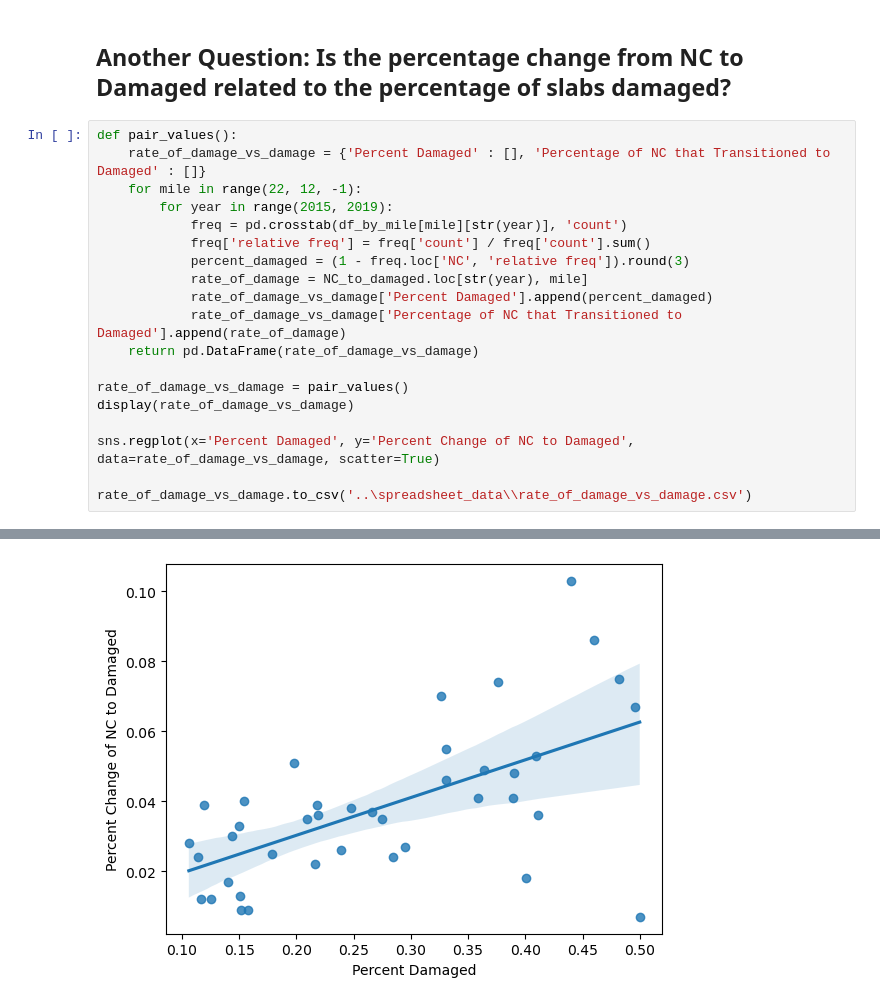
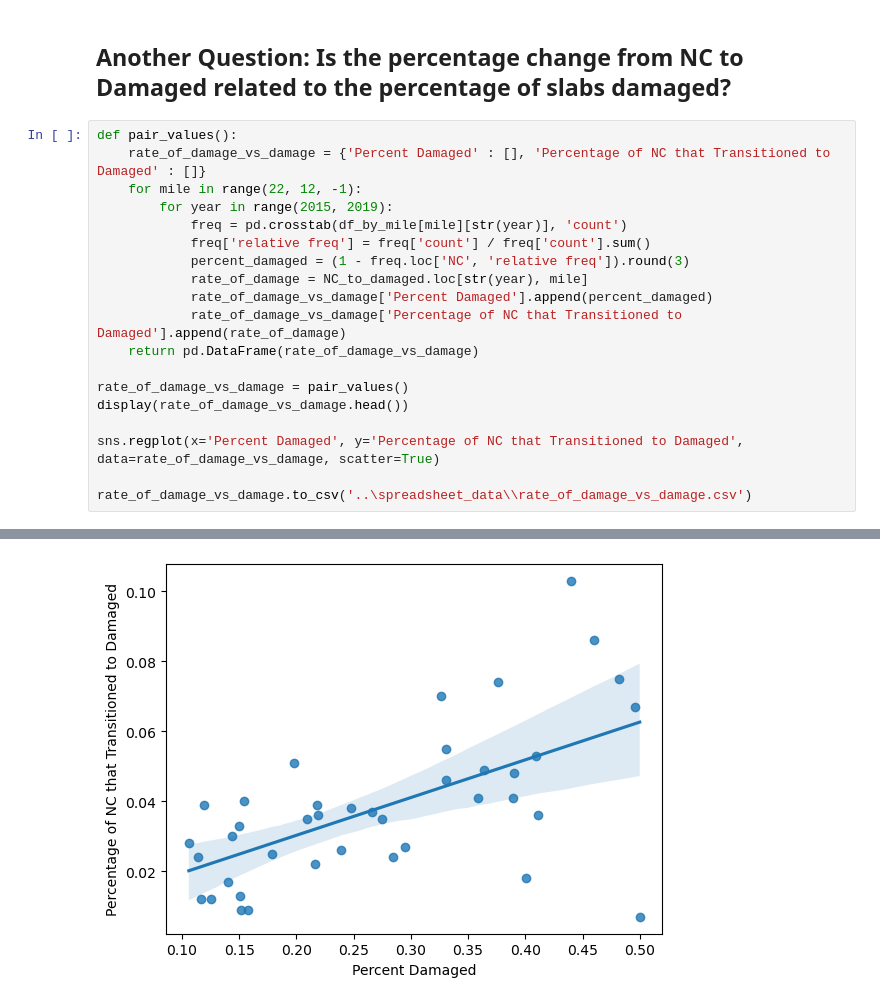
Before and after one commit to jadenl99/Pavement-Forecasting, a Jupyter notebook: src/correlation.ipynb, the cells around one changed output, grey strips where cells are left out. Cells and saved outputs as stored; diff of their text form.

```diff
--- a/src/correlation.ipynb
+++ b/src/correlation.ipynb
@@ -113,9 +123,9 @@ def pair_values():
     return pd.DataFrame(rate_of_damage_vs_damage)
 
 rate_of_damage_vs_damage = pair_values()
-display(rate_of_damage_vs_damage)
+display(rate_of_damage_vs_damage.head())
 
-sns.regplot(x='Percent Damaged', y='Percent Change of NC to Damaged', data=rate_of_damage_vs_damage, scatter=True)
+sns.regplot(x='Percent Damaged', y='Percentage of NC that Transitioned to Damaged', data=rate_of_damage_vs_damage, scatter=True)
 
 rate_of_damage_vs_damage.to_csv('..\spreadsheet_data\\rate_of_damage_vs_damage.csv')
 # %% [output]
@@ -139 +138 @@ rate_of_damage_vs_damage.to_csv('..\spreadsheet_data\\rate_of_damage_vs_damage.c
-[figure, old version]
+[figure, new version]
```
Also changed, not shown: parts of 3 cells of this notebook, 1 other file.
